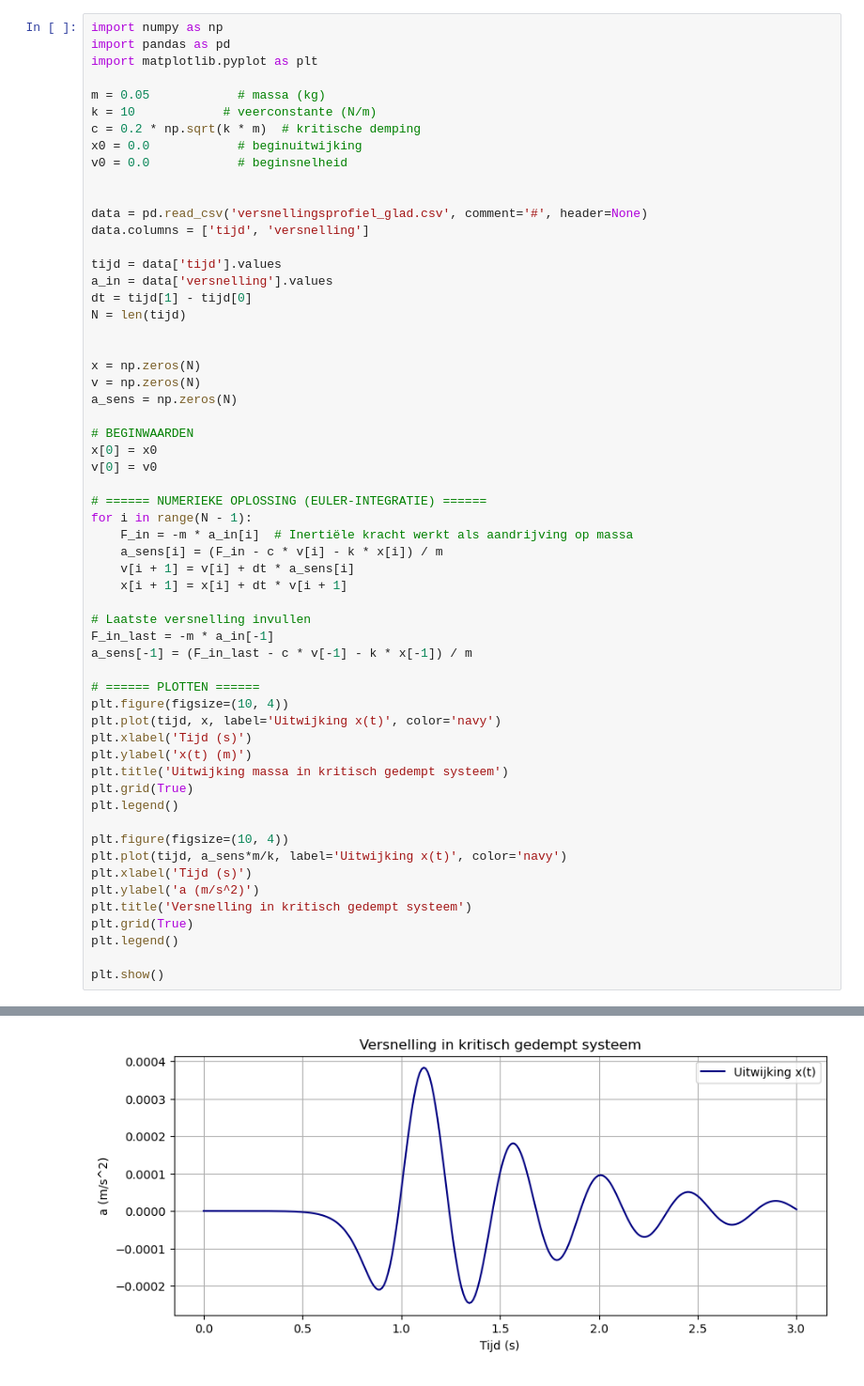
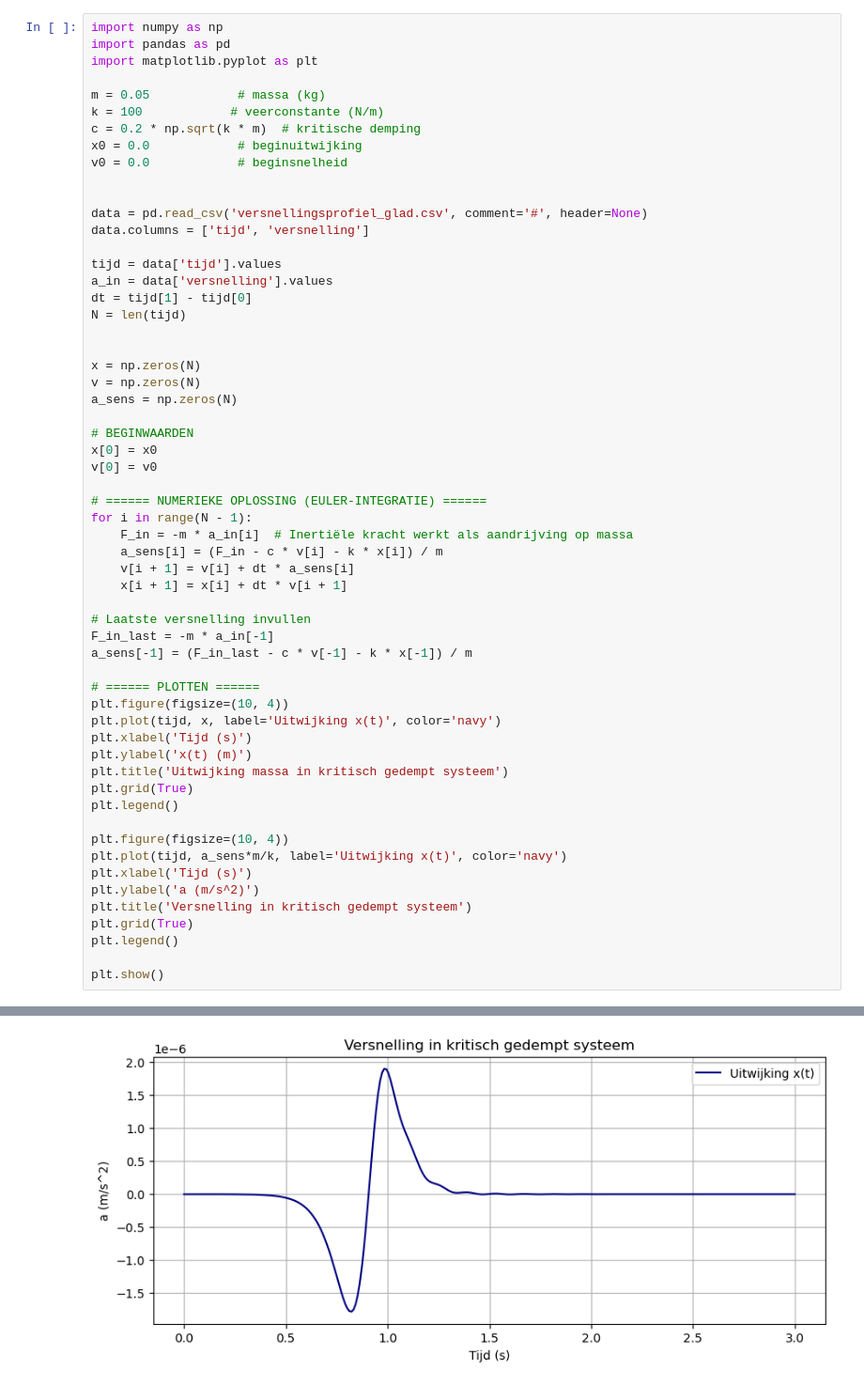
Before and after one commit to helenadks/project-1.4-, a Jupyter notebook: Project 1.4.ipynb, the cells around one changed output, grey strips where cells are left out. Shown at 94% size. Cells and saved outputs as stored; diff of their text form.

```diff
--- a/Project 1.4.ipynb
+++ b/Project 1.4.ipynb
@@ -4,7 +4,7 @@ import pandas as pd
 import matplotlib.pyplot as plt
 
 m = 0.05            # massa (kg)
-k = 10            # veerconstante (N/m)
+k = 100            # veerconstante (N/m)
 c = 0.2 * np.sqrt(k * m)  # kritische demping
 x0 = 0.0            # beginuitwijking
 v0 = 0.0            # beginsnelheid
@@ -61 +61 @@ plt.show()
-[figure, old version]
+[figure, new version]
```
Also changed, not shown: parts of 1 cell of this notebook.
